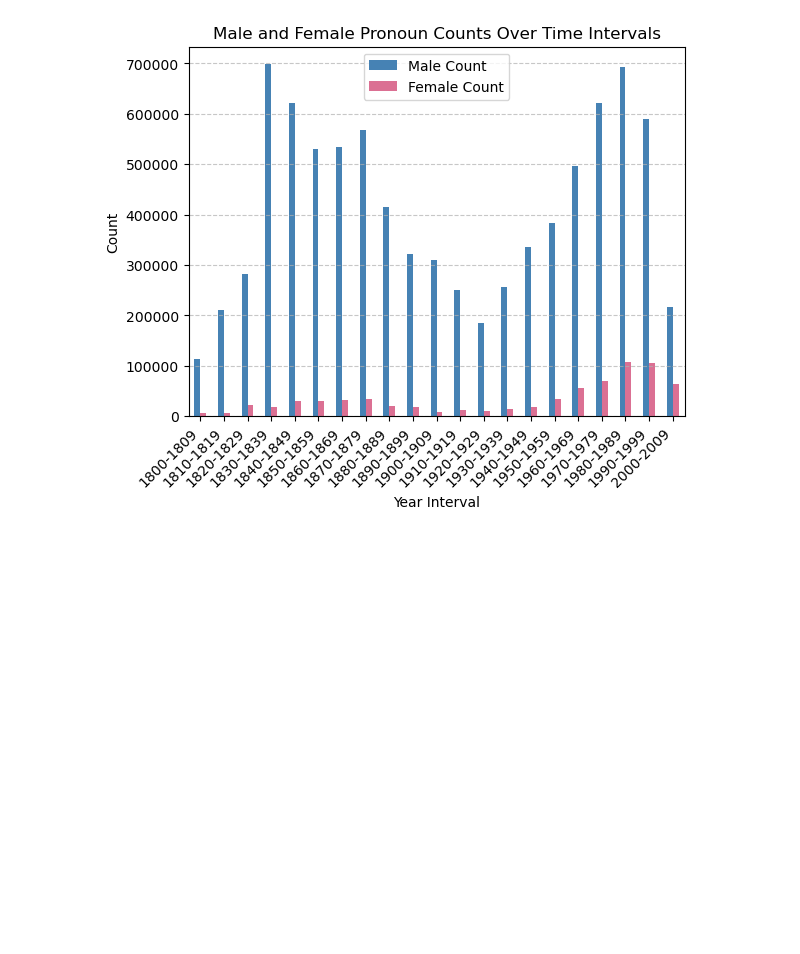
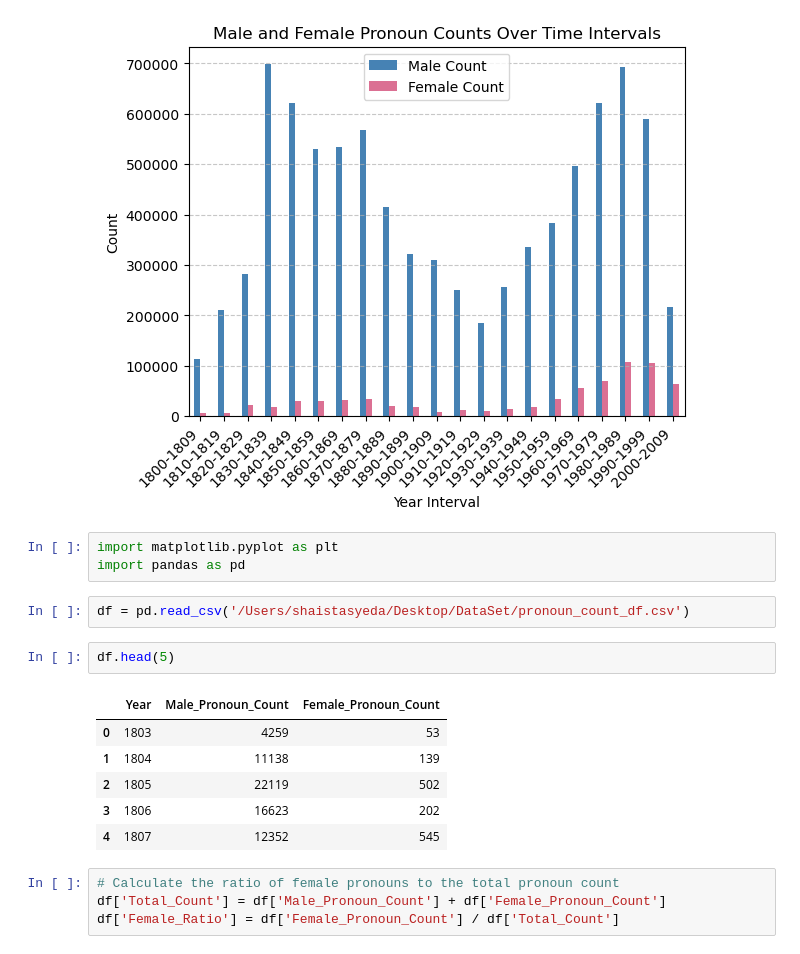
Before and after one commit to xssti/Analysis-of-gender-perception, a Jupyter notebook: ADS-2/Jupyter-Notebooks/Pronoun-count.ipynb, the cells around one changed output. Saved outputs shown, nothing was run; the diff lists cells and outputs as text; blank space fills up the shorter version.

```diff
--- a/ADS-2/Jupyter-Notebooks/Pronoun-count.ipynb
+++ b/ADS-2/Jupyter-Notebooks/Pronoun-count.ipynb
@@ -324,3 +324,21 @@ plt.show()
 # %% [output]
 <Figure size 1200x600 with 0 Axes>
 [figure]
+# %%
+import matplotlib.pyplot as plt
+import pandas as pd
+# %%
+df = pd.read_csv('/Users/shaistasyeda/Desktop/DataSet/pronoun_count_df.csv')
+# %%
+df.head(5)
+# %% [output]
+|  | Year | Male_Pronoun_Count | Female_Pronoun_Count |
+| 0 | 1803 | 4259 | 53 |
+| 1 | 1804 | 11138 | 139 |
+| 2 | 1805 | 22119 | 502 |
+| 3 | 1806 | 16623 | 202 |
+| 4 | 1807 | 12352 | 545 |
+# %%
+# Calculate the ratio of female pronouns to the total pronoun count
+df['Total_Count'] = df['Male_Pronoun_Count'] + df['Female_Pronoun_Count']
+df['Female_Ratio'] = df['Female_Pronoun_Count'] / df['Total_Count']
```
Also changed, not shown: parts of 4 cells of this notebook.
